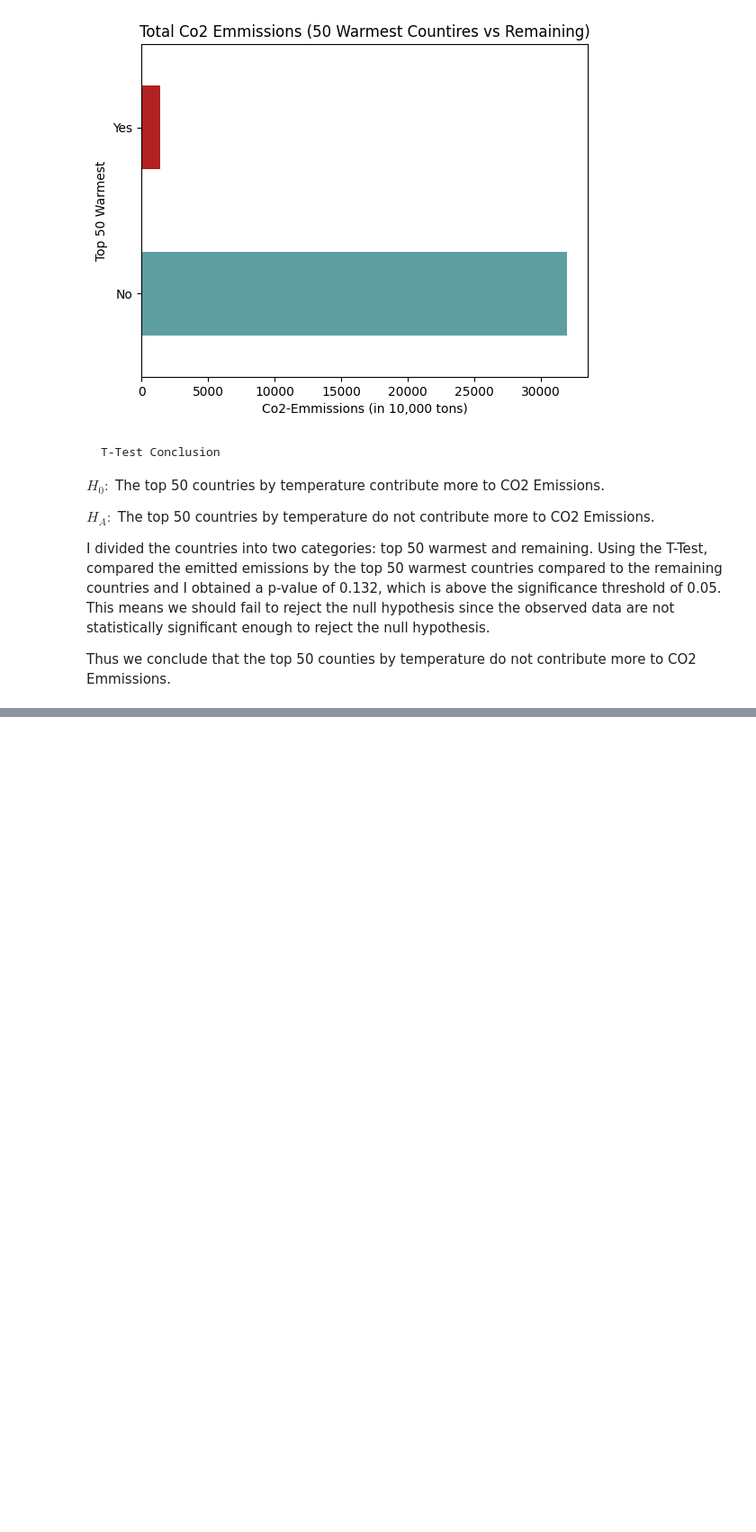
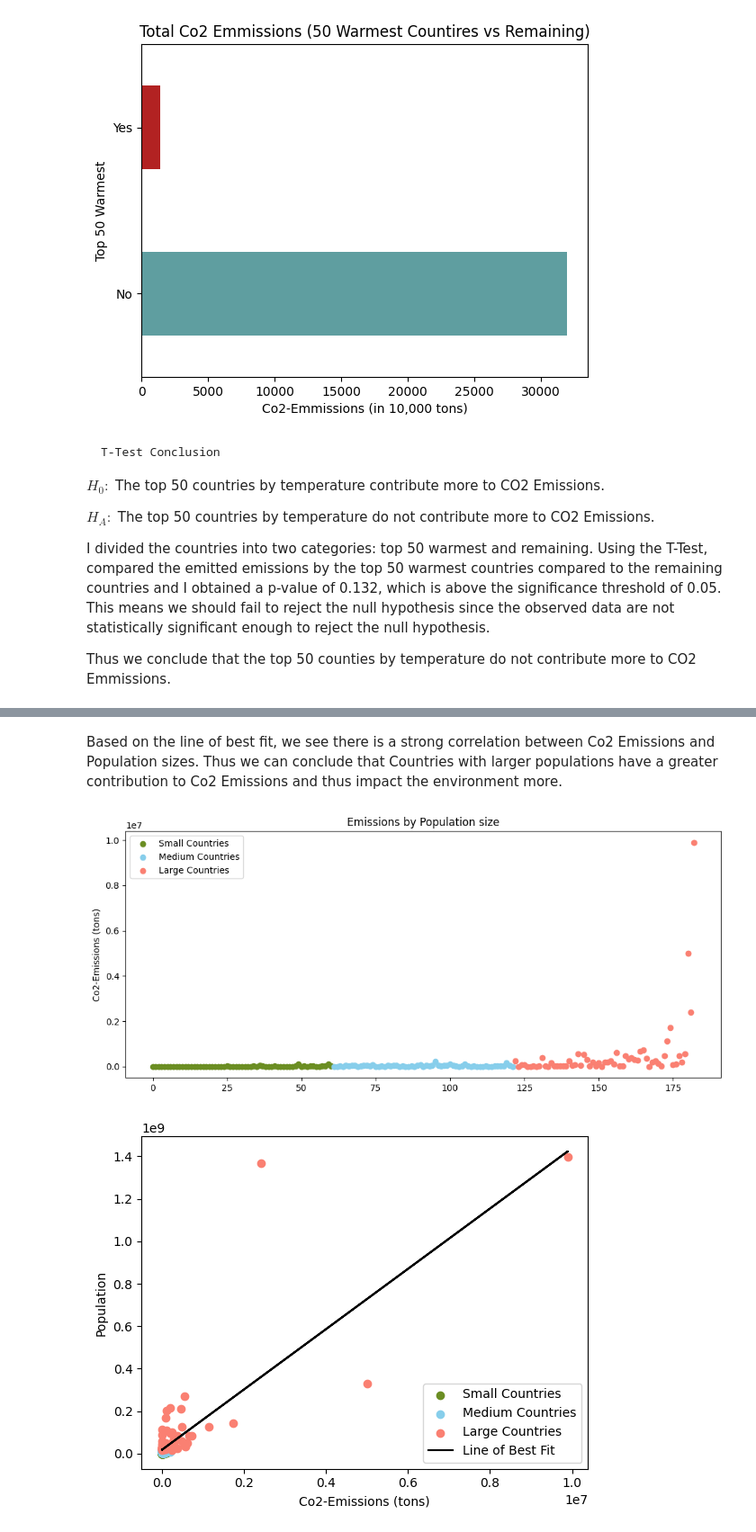
Before and after one commit to evannt/MotherNature, a Jupyter notebook: mother_nature.ipynb, the cells around one changed output, grey strips where cells are left out. Shown at 90% size. Drawn from its saved outputs; the diff is of its cells as text; code cells hidden in the pictures; blank space fills up the shorter version.

```diff
--- a/mother_nature.ipynb
+++ b/mother_nature.ipynb
@@ -438,3 +519,40 @@ Thus we conclude that the top 50 counties by temperature do not contribute more
+# %% [markdown]
+Based on the line of best fit, we see there is a strong correlation between Co2 Emissions and Population sizes. Thus we can conclude that Countries with larger populations have a greater contribution to Co2 Emissions and thus impact the environment more.
+# %%
+# Regression Visualization
+
+# This can maybe be improved
+
+# Label countryes by population size (Small/Medium/Large)
+sorted_populations = country_temp_change_df.sort_values(by='Population').reset_index()
+num_countries = sorted_populations.shape[0]
+first_third = int(num_countries / 3)
+second_thrid = int(2 * (num_countries / 3))
+small_ccountries = sorted_populations[:first_third]
+medium_countries = sorted_populations[first_third:second_thrid]
+large_countries = sorted_populations[second_thrid:]
+
+plt.figure(figsize=(12,5))
+plt.scatter(small_ccountries.index, small_ccountries['Co2-Emissions'], color='olivedrab', label='Small Countries')
+plt.scatter(medium_countries.index, medium_countries['Co2-Emissions'], color='skyblue', label='Medium Countries')
+plt.scatter(large_countries.index, large_countries['Co2-Emissions'], color='salmon', label='Large Countries')
+plt.title("Emissions by Population size")
+plt.xlabel("")
+plt.ylabel("Co2-Emissions (tons)")
+plt.legend()
+plt.show()
+
+plt.scatter(small_ccountries['Co2-Emissions'], small_ccountries['Population'], color='olivedrab', label='Small Countries')
+plt.scatter(medium_countries['Co2-Emissions'], medium_countries['Population'], color='skyblue', label='Medium Countries')
+plt.scatter(large_countries['Co2-Emissions'], large_countries['Population'], color='salmon', label='Large Countries')
+plt.plot(country_temp_change_df['Co2-Emissions'], linear_model.predict(country_temp_change_df['Co2-Emissions'].values.reshape(-1, 1)), color='black', label='Line of Best Fit')
+plt.xlabel("Co2-Emissions (tons)")
+plt.ylabel("Population")
+plt.legend()
+plt.show()
+# %% [output]
+[figure, added]
+[figure, added]
 # %%
 # Clustering Analysis
 # %%
```
Also changed, not shown: parts of 6 cells of this notebook.
